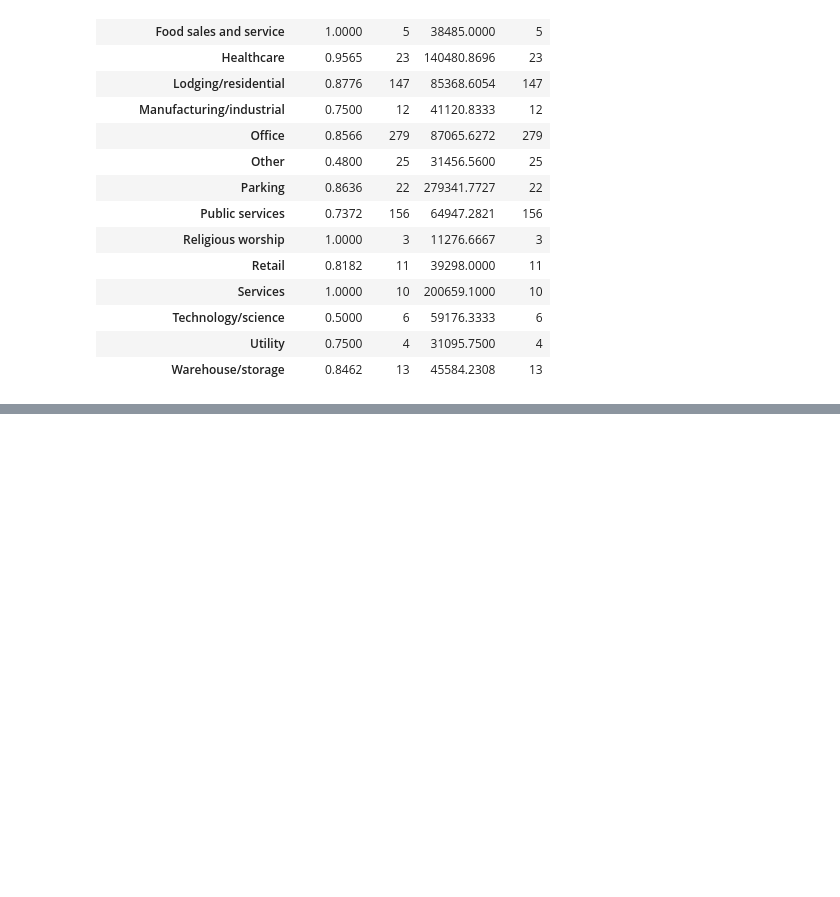
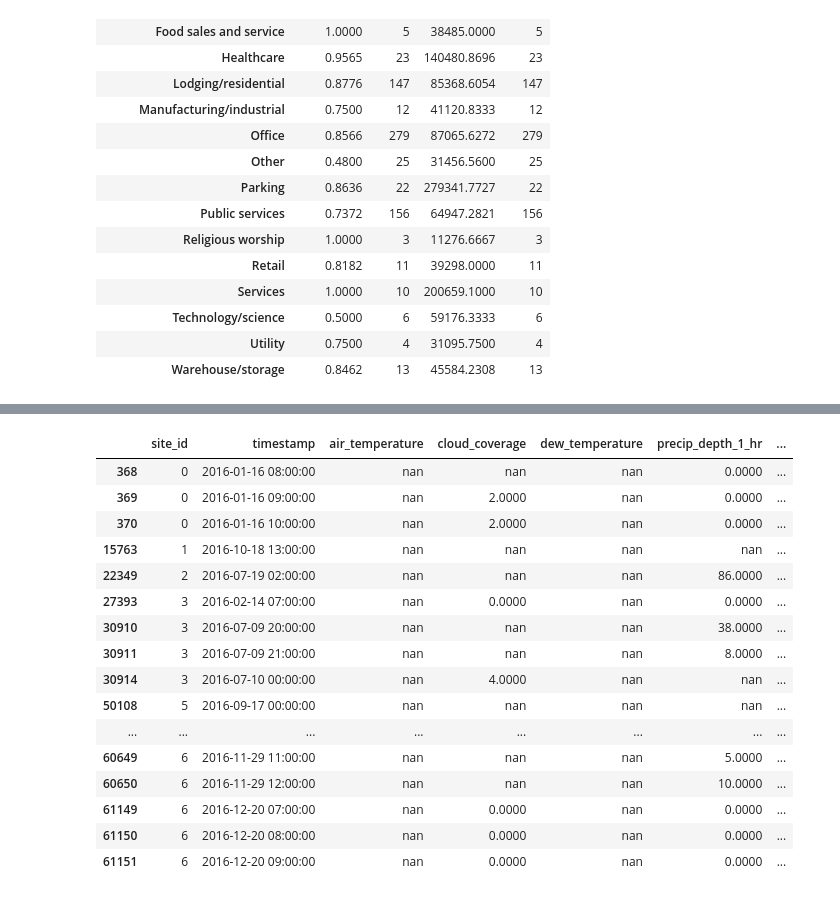
Before and after one commit to sergatron/ASHRAE---Great-Energy-Predictor-III, a Jupyter notebook: EDA/eda.ipynb, the cells around one changed output, grey strips where cells are left out. Saved outputs shown, nothing was run; the diff lists cells and outputs as text; code cells hidden in the pictures; blank space fills up the shorter version.

```diff
--- a/EDA/eda.ipynb
+++ b/EDA/eda.ipynb
@@ -464,0 +508,20 @@ memory usage: 3.5+ MB
+# %%
+weather_df[weather_df['air_temperature'].isnull()].head(20)
+# %% [output]
+|  | site_id | timestamp | air_temperature | cloud_coverage | dew_temperature | precip_depth_1_hr | ... |
+| 368 | 0 | 2016-01-16 08:00:00 | nan | nan | nan | 0.0000 | ... |
+| 369 | 0 | 2016-01-16 09:00:00 | nan | 2.0000 | nan | 0.0000 | ... |
+| 370 | 0 | 2016-01-16 10:00:00 | nan | 2.0000 | nan | 0.0000 | ... |
+| 15763 | 1 | 2016-10-18 13:00:00 | nan | nan | nan | nan | ... |
+| 22349 | 2 | 2016-07-19 02:00:00 | nan | nan | nan | 86.0000 | ... |
+| 27393 | 3 | 2016-02-14 07:00:00 | nan | 0.0000 | nan | 0.0000 | ... |
+| 30910 | 3 | 2016-07-09 20:00:00 | nan | nan | nan | 38.0000 | ... |
+| 30911 | 3 | 2016-07-09 21:00:00 | nan | nan | nan | 8.0000 | ... |
+| 30914 | 3 | 2016-07-10 00:00:00 | nan | 4.0000 | nan | nan | ... |
+| 50108 | 5 | 2016-09-17 00:00:00 | nan | nan | nan | nan | ... |
+| ... | ... | ... | ... | ... | ... | ... | ... |
+| 60649 | 6 | 2016-11-29 11:00:00 | nan | nan | nan | 5.0000 | ... |
+| 60650 | 6 | 2016-11-29 12:00:00 | nan | nan | nan | 10.0000 | ... |
+| 61149 | 6 | 2016-12-20 07:00:00 | nan | 0.0000 | nan | 0.0000 | ... |
+| 61150 | 6 | 2016-12-20 08:00:00 | nan | 0.0000 | nan | 0.0000 | ... |
+| 61151 | 6 | 2016-12-20 09:00:00 | nan | 0.0000 | nan | 0.0000 | ... |
```
Also changed, not shown: parts of 47 cells of this notebook.
